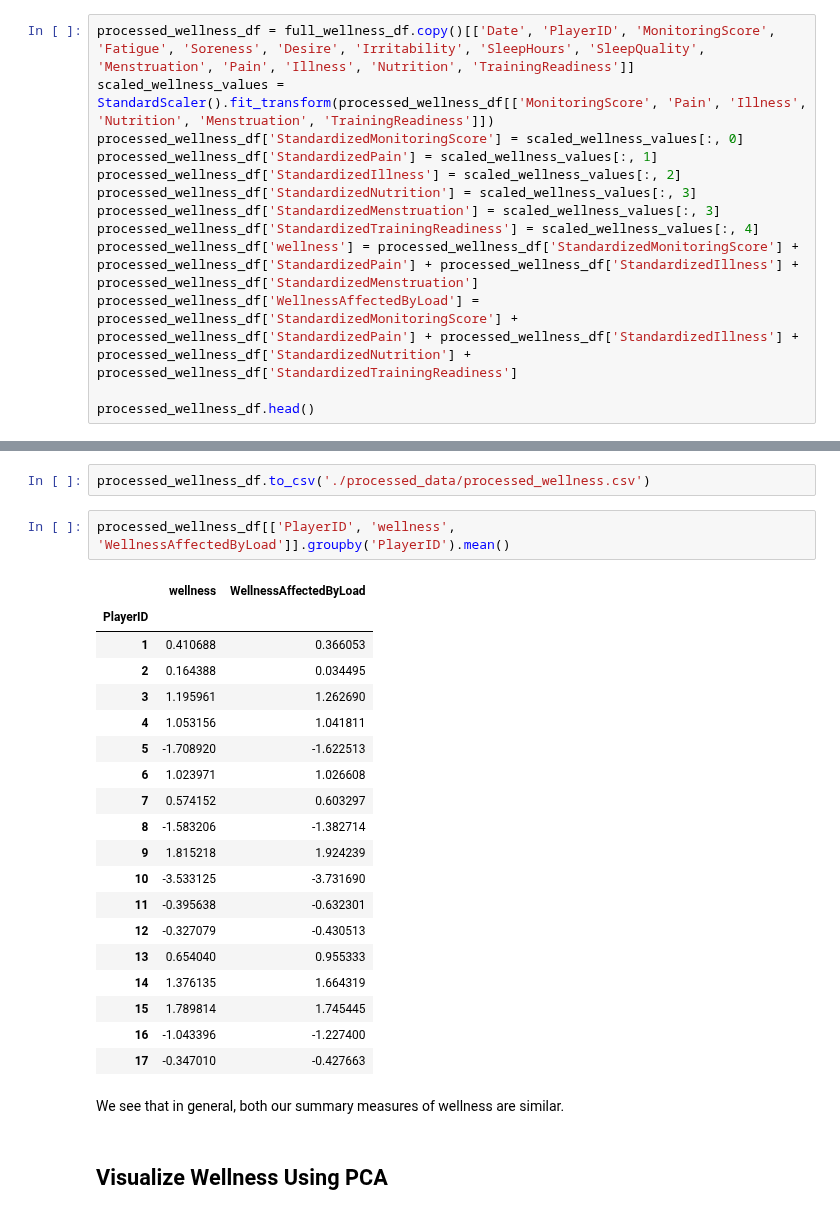
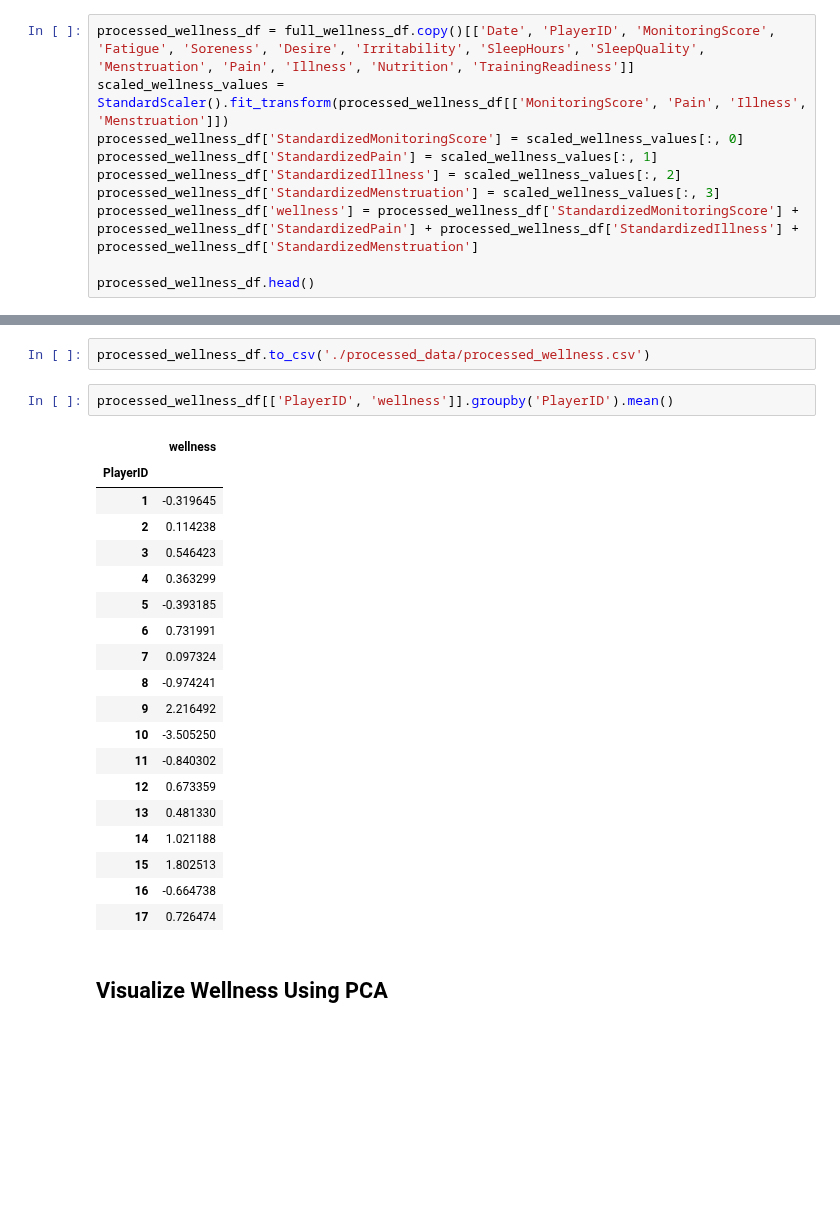
Before and after one commit to JoeRoussy/sta2453-project-1, a Jupyter notebook: 1_wellness_exploratory_and_factor_analysis.ipynb, the cells around one changed output, grey strips where cells are left out. Drawn from its saved outputs; the diff is of its cells as text; blank space fills up the shorter version.

```diff
--- a/1_wellness_exploratory_and_factor_analysis.ipynb
+++ b/1_wellness_exploratory_and_factor_analysis.ipynb
@@ -827,15 +819,12 @@ full_wellness_df.head()
 | 4 | 2018-07-21 | 5 | 5 | 3 | 4 | 4 | 7.25 | 4 | ... |
 # %%
 processed_wellness_df = full_wellness_df.copy()[['Date', 'PlayerID', 'MonitoringScore', 'Fatigue', 'Soreness', 'Desire', 'Irritability', 'SleepHours', 'SleepQuality', 'Menstruation', 'Pain', 'Illness', 'Nutrition', 'TrainingReadiness']]
-scaled_wellness_values = StandardScaler().fit_transform(processed_wellness_df[['MonitoringScore', 'Pain', 'Illness', 'Nutrition', 'Menstruation', 'TrainingReadiness']])
+scaled_wellness_values = StandardScaler().fit_transform(processed_wellness_df[['MonitoringScore', 'Pain', 'Illness', 'Menstruation']])
 processed_wellness_df['StandardizedMonitoringScore'] = scaled_wellness_values[:, 0]
 processed_wellness_df['StandardizedPain'] = scaled_wellness_values[:, 1]
 processed_wellness_df['StandardizedIllness'] = scaled_wellness_values[:, 2]
-processed_wellness_df['StandardizedNutrition'] = scaled_wellness_values[:, 3]
 processed_wellness_df['StandardizedMenstruation'] = scaled_wellness_values[:, 3]
-processed_wellness_df['StandardizedTrainingReadiness'] = scaled_wellness_values[:, 4]
 processed_wellness_df['wellness'] = processed_wellness_df['StandardizedMonitoringScore'] + processed_wellness_df['StandardizedPain'] + processed_wellness_df['StandardizedIllness'] + processed_wellness_df['StandardizedMenstruation']
-processed_wellness_df['WellnessAffectedByLoad'] = processed_wellness_df['StandardizedMonitoringScore'] + processed_wellness_df['StandardizedPain'] + processed_wellness_df['StandardizedIllness'] + processed_wellness_df['StandardizedNutrition'] + processed_wellness_df['StandardizedTrainingReadiness']
 
 processed_wellness_df.head()
 # %% [output]
@@ -853,29 +841,27 @@ Note that we added 2 summary measures of wellness. The first is what we get if w
 # %%
 processed_wellness_df.to_csv('./processed_data/processed_wellness.csv')
 # %%
-processed_wellness_df[['PlayerID', 'wellness', 'WellnessAffectedByLoad']].groupby('PlayerID').mean()
+processed_wellness_df[['PlayerID', 'wellness']].groupby('PlayerID').mean()
 # %% [output]
-|  | wellness | WellnessAffectedByLoad |
-| PlayerID |  |  |
-| 1 | 0.410688 | 0.366053 |
-| 2 | 0.164388 | 0.034495 |
-| 3 | 1.195961 | 1.262690 |
-| 4 | 1.053156 | 1.041811 |
-| 5 | -1.708920 | -1.622513 |
-| 6 | 1.023971 | 1.026608 |
-| 7 | 0.574152 | 0.603297 |
-| 8 | -1.583206 | -1.382714 |
-| 9 | 1.815218 | 1.924239 |
-| 10 | -3.533125 | -3.731690 |
-| 11 | -0.395638 | -0.632301 |
-| 12 | -0.327079 | -0.430513 |
-| 13 | 0.654040 | 0.955333 |
-| 14 | 1.376135 | 1.664319 |
-| 15 | 1.789814 | 1.745445 |
-| 16 | -1.043396 | -1.227400 |
-| 17 | -0.347010 | -0.427663 |
+|  | wellness |
+| PlayerID |  |
+| 1 | -0.319645 |
+| 2 | 0.114238 |
+| 3 | 0.546423 |
+| 4 | 0.363299 |
+| 5 | -0.393185 |
+| 6 | 0.731991 |
+| 7 | 0.097324 |
+| 8 | -0.974241 |
+| 9 | 2.216492 |
+| 10 | -3.505250 |
+| 11 | -0.840302 |
+| 12 | 0.673359 |
+| 13 | 0.481330 |
+| 14 | 1.021188 |
+| 15 | 1.802513 |
+| 16 | -0.664738 |
+| 17 | 0.726474 |
-# %% [markdown]
-We see that in general, both our summary measures of wellness are similar.
 # %% [markdown]
 ## Visualize Wellness Using PCA
 # %% [markdown]
```
Also changed, not shown: parts of 6 cells of this notebook, 2 other files.
